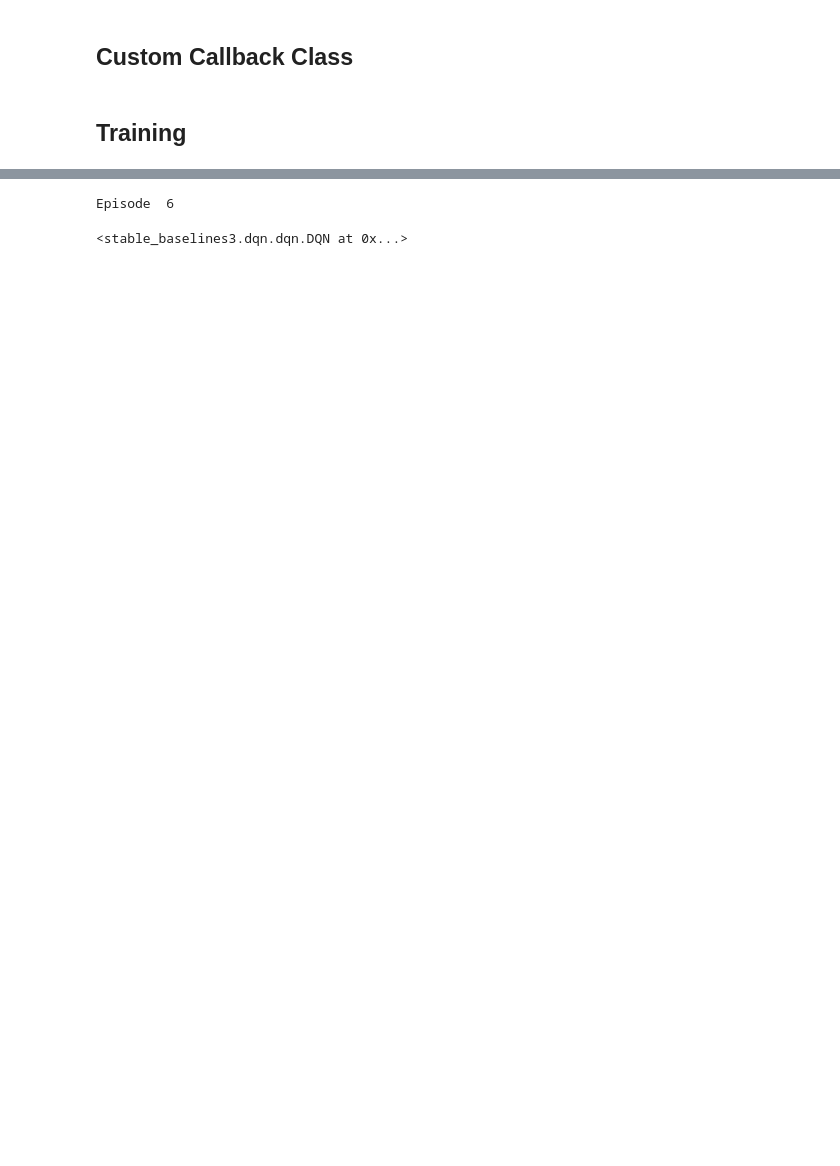
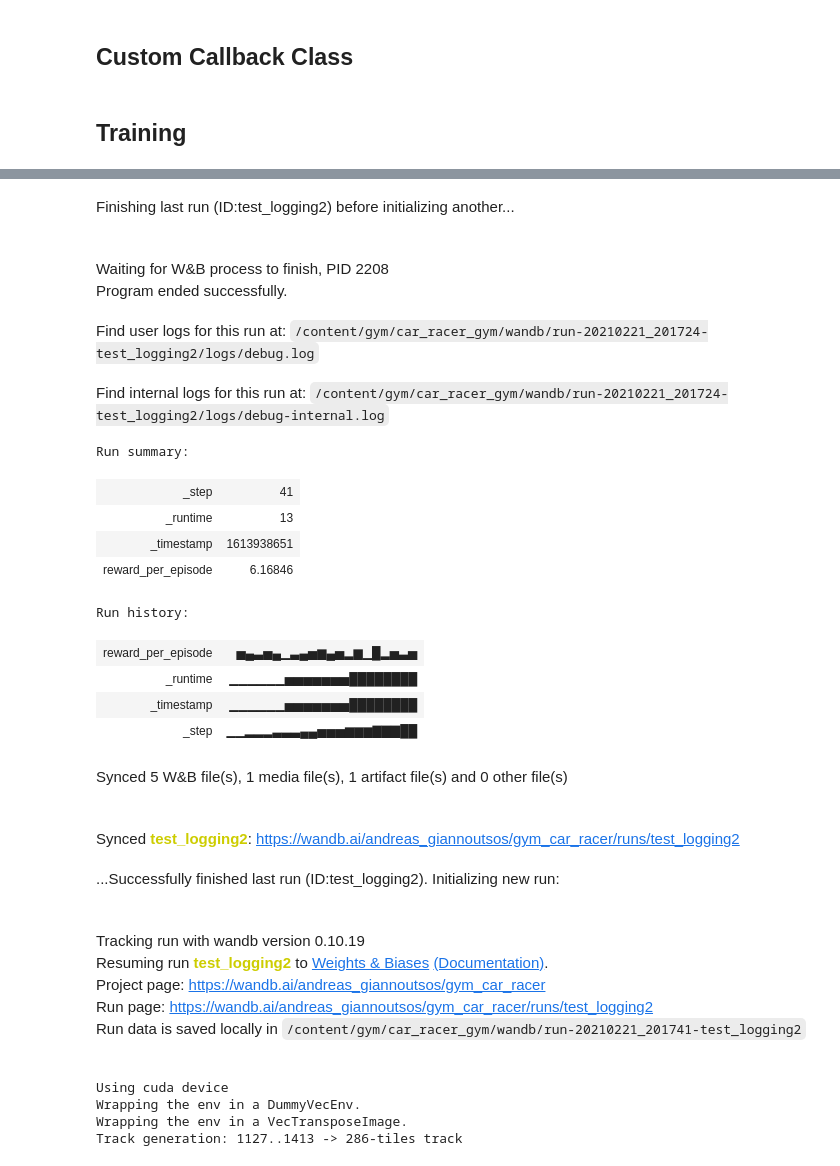
Before and after one commit to AGiannoutsos/car_racer_gym, a Jupyter notebook: RL_DQN.ipynb, the cells around one changed output, grey strips where cells are left out. Drawn from its saved outputs; the diff is of its cells as text; code cells hidden in the pictures; blank space fills up the shorter version.

```diff
--- a/RL_DQN.ipynb
+++ b/RL_DQN.ipynb
@@ -613,6 +126,7 @@ class CustomCallback(BaseCallback):
         # # to have access to the parent object
         # self.parent = None  # type: Optional[BaseCallback]
         self.episodes = 0
+        self.total_episode_reward = 0
 
     def _on_training_start(self) -> None:
         """
@@ -629,8 +143,15 @@ class CustomCallback(BaseCallback):
         pass
 
     def _on_step(self) -> bool:
+        # update commulative reward to log at the end of every episode
+        self.total_episode_reward += self.locals["reward"]
         # at the end of every episode
         if self.locals["done"][0]:
+
+            # log the reward value if its time to not log 2 times
+            if self.episodes % self.locals["log_interval"] != 0:
+                wandb.log({"reward_per_episode": self.total_episode_reward})
+
             # if log interval has passed
             if self.episodes % self.locals["log_interval"] == 0:
                 # log at wandb and print the last video
@@ -640,6 +161,7 @@ class CustomCallback(BaseCallback):
                 artifact = wandb.Artifact(MODEL_SAVE_NAME, type='model')
                 artifact.add_file(MODEL_SAVE_NAME+".zip")
                 wandb.log_artifact(artifact)
+                wandb.log({"reward_per_episode": self.total_episode_reward})
 
 
                 mp4list = glob.glob('video/*.mp4')
@@ -661,6 +183,7 @@ class CustomCallback(BaseCallback):
                             </video>'''.format(encoded.decode('ascii'))))
                     print("Episode ", self.episodes)
             self.episodes += 1
+            self.total_episode_reward = 0
 
 
         return True
@@ -685,13 +208,13 @@ from stable_baselines3.dqn import CnnPolicy
 DEBUG               = False
 NUM_OF_STEPS        = 1000
 NUM_OF_EPISODES     = 5
-LOG_INTERVAL        = 2
+LOG_INTERVAL        = 20
 BUFFER_SIZE         = 10000
 LEARNING_STARTS     = 1000
-WANDB_ID            = "spympr99"
-WNDB_NAME           = "SPYROS"
+WANDB_ID            = "test_logging2"
+WNDB_NAME           = "test_logging2"
 LOAD_SAVED_MODEL    = False
-MODEL_SAVE_NAME     = "DQN_RL_TEST"
+MODEL_SAVE_NAME     = "test_modell"
 SAVED_MODEL_VERSION = "latest"
 
 # wnadb api key: 00d5bfbd342bb73d5aaf4f2833436d20457ef040
@@ -701,8 +224,8 @@ os.environ["WANDB_RESUME"]  = "allow"
 wandb.init(resume=WANDB_ID)
 wandb.run.name = WNDB_NAME
 
-# env = CarRacing(NUM_OF_STEPS)
-env = gym.wrappers.Monitor(CarRacing(NUM_OF_STEPS), './video', force=True)
+# env = CarRacingDiscrete(NUM_OF_STEPS)
+env = gym.wrappers.Monitor(CarRacingDiscrete(NUM_OF_STEPS), './video', force=True)
 
 # Load model
 if LOAD_SAVED_MODEL:
@@ -722,2 +244,27 @@ model.learn(total_timesteps=NUM_OF_STEPS*NUM_OF_EPISODES, log_interval=LOG_INTER
+Finishing last run (ID:test_logging2) before initializing another...
+Waiting for W&B process to finish, PID 2208
+Program ended successfully.
+Find user logs for this run at: /content/gym/car_racer_gym/wandb/run-20210221_201724-test_logging2/logs/debug.log
+Find internal logs for this run at: /content/gym/car_racer_gym/wandb/run-20210221_201724-test_logging2/logs/debug-internal.log
-Episode  6
+Run summary:
+| _step | 41 |
+| _runtime | 13 |
+| _timestamp | 1613938651 |
+| reward_per_episode | 6.16846 |
-<stable_baselines3.dqn.dqn.DQN at 0x...>
+Run history:
+| reward_per_episode | ▅▄▃▅▄▁▃▄▅▆▄▅▂▆▁█▂▅▃▅ |
+| _runtime | ▁▁▁▁▁▁▅▅▅▅▅▅▅████████ |
+| _timestamp | ▁▁▁▁▁▁▅▅▅▅▅▅▅████████ |
+| _step | ▁▁▂▂▂▃▃▃▄▄▅▅▅▆▆▆▇▇▇██ |
+Synced 5 W&B file(s), 1 media file(s), 1 artifact file(s) and 0 other file(s)
+Synced test_logging2: https://wandb.ai/andreas_giannoutsos/gym_car_racer/runs/test_logging2
+...Successfully finished last run (ID:test_logging2). Initializing new run:
+Tracking run with wandb version 0.10.19
+Resuming run test_logging2 to Weights & Biases (Documentation).
+Project page: https://wandb.ai/andreas_giannoutsos/gym_car_racer
+Run page: https://wandb.ai/andreas_giannoutsos/gym_car_racer/runs/test_logging2
+Run data is saved locally in /content/gym/car_racer_gym/wandb/run-20210221_201741-test_logging2
+Using cuda device
+Wrapping the env in a DummyVecEnv.
+Wrapping the env in a VecTransposeImage.
+Track generation: 1127..1413 -> 286-tiles track
```
Also changed, not shown: parts of 6 cells of this notebook.
